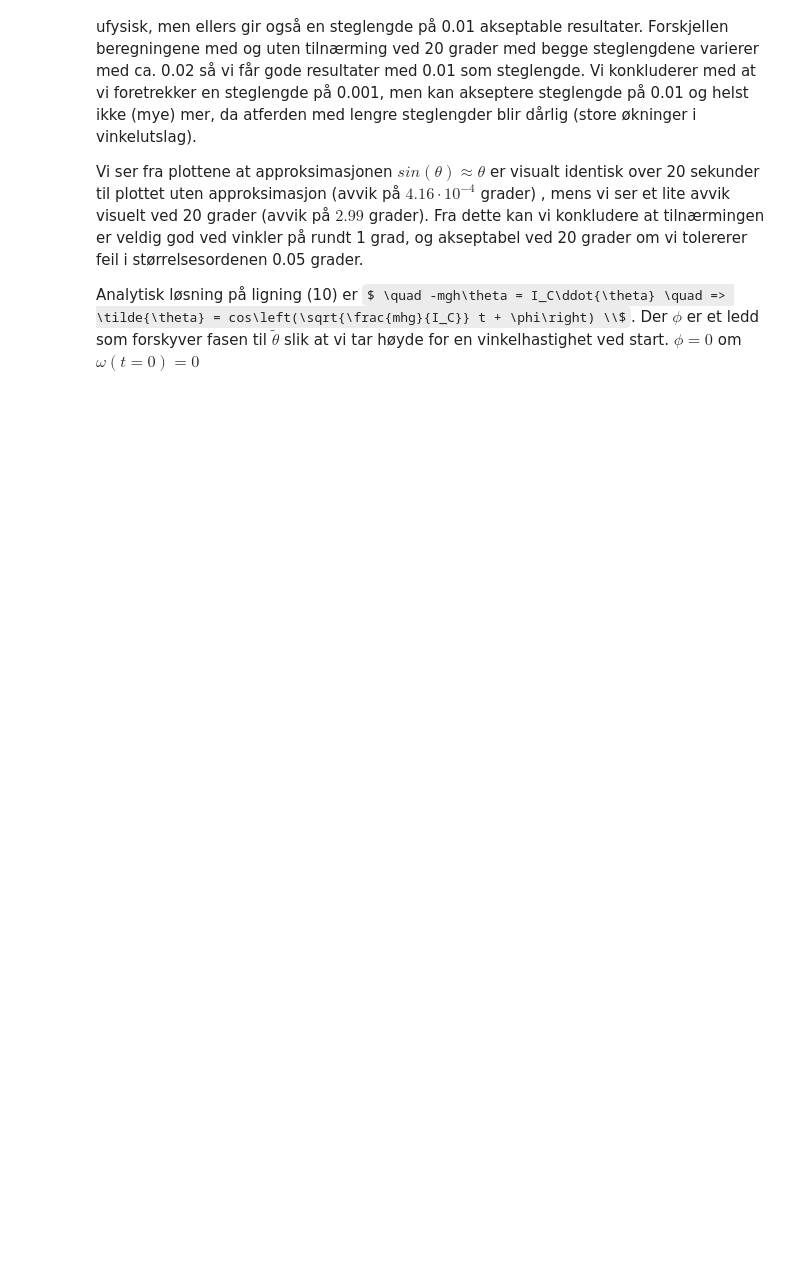
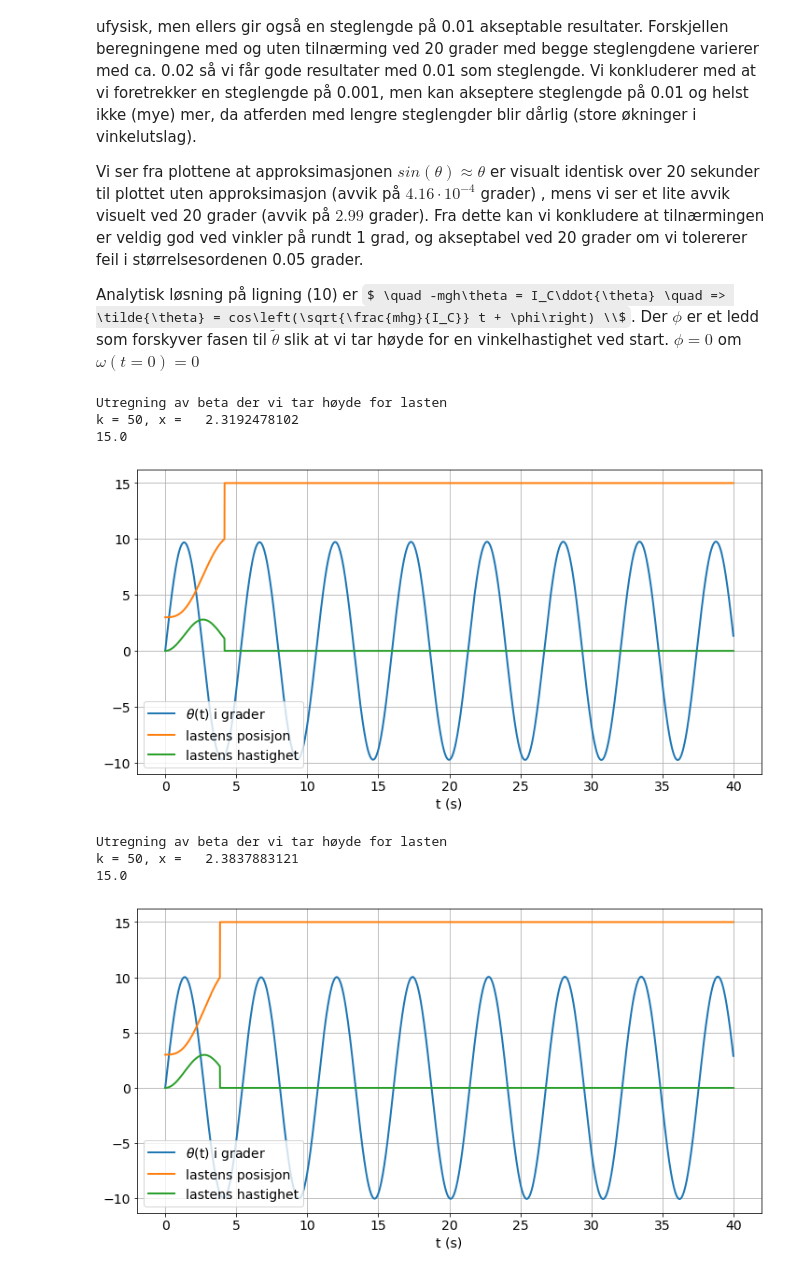
Before and after one commit to Vitenskapelige-Beregninger/Tekfys_prosjekt, a Jupyter notebook: tekfys.ipynb, the cells around one changed output. Drawn from its saved outputs; the diff is of its cells as text; code cells hidden in the pictures; some formulas as TeX source; blank space fills up the shorter version.

```diff
--- a/tekfys.ipynb
+++ b/tekfys.ipynb
@@ -200,0 +285,71 @@ Der $\phi$ er et ledd som forskyver fasen til $\tilde{\theta}$ slik at vi tar h
+# %%
+theta0, omega0, sL0 = 0, 0.2, 3
+w0 = np.array([[theta0],[omega0]])
+h_step= 0.01
+
+
+# nye parametre
+last_ratio = 0.01
+mL = m*last_ratio
+mtot = m + mL
+IC = 1/2*mtot*R**2*(1-32/(9*np.pi**2)) # Skipets treghetsmoment
+FG = -mtot*g # Tyngdekraften
+
+def sector_last(beta_last):
+    return np.sin(beta_last) + np.pi*sigma*(1+last_ratio)/sigma0
+
+print('Utregning av beta der vi tar høyde for lasten')
+beta_last, steps_last = fixedpoint(sector_last, 2.31, max_iter=50)
+
+
+yM0 = R*np.cos(beta_last/2) # skipets metasenter
+yC0 = yM0-h # Høyden til massesenteret ved likevekt
+
+
+w_last, t, sL, xC, yC, vL = rk4_method_last(w0, 0, 40, sL = sL0)
+print(sL[-1])
+plt.plot(t, w_last[0]*180/np.pi, label = r'$\theta$(t) i grader')
+plt.plot(t, sL, label = 'lastens posisjon')
+plt.plot(t, vL, label = 'lastens hastighet')
+
+plt.xlabel('t (s)') # Plotter
+plt.legend(loc = 3)
+plt.show()
+
+########################## neste masse ################################
+
+
+# nye parametre
+last_ratio = 0.08
+mL = m*last_ratio
+mtot = m + mL
+IC = 1/2*mtot*R**2*(1-32/(9*np.pi**2)) # Skipets treghetsmoment
+FG = -mtot*g # Tyngdekraften
+
+def sector_last(beta_last):
+    return np.sin(beta_last) + np.pi*sigma*(1+last_ratio)/sigma0
+
+print('Utregning av beta der vi tar høyde for lasten')
+beta_last, steps_last = fixedpoint(sector_last, 2.31, max_iter=50)
+yM0 = R*np.cos(beta_last/2) # skipets metasenter
+yC0 = yM0-h # Høyden til massesenteret ved likevekt
+
+
+w_last, t, sL, xC, yC, vL = rk4_method_last(w0, 0, 40, sL = sL0)
+print(sL[-1])
+plt.plot(t, w_last[0]*180/np.pi, label = r'$\theta$(t) i grader')
+plt.plot(t, sL, label = 'lastens posisjon')
+plt.plot(t, vL, label = 'lastens hastighet')
+
+plt.xlabel('t (s)') # Plotter
+plt.legend(loc = 3)
+plt.show()
+# %% [output]
+Utregning av beta der vi tar høyde for lasten
+k = 50, x =   2.3192478102
+15.0
+[figure, added]
+Utregning av beta der vi tar høyde for lasten
+k = 50, x =   2.3837883121
+15.0
+[figure, added]
```
Also changed, not shown: parts of 4 cells of this notebook.
